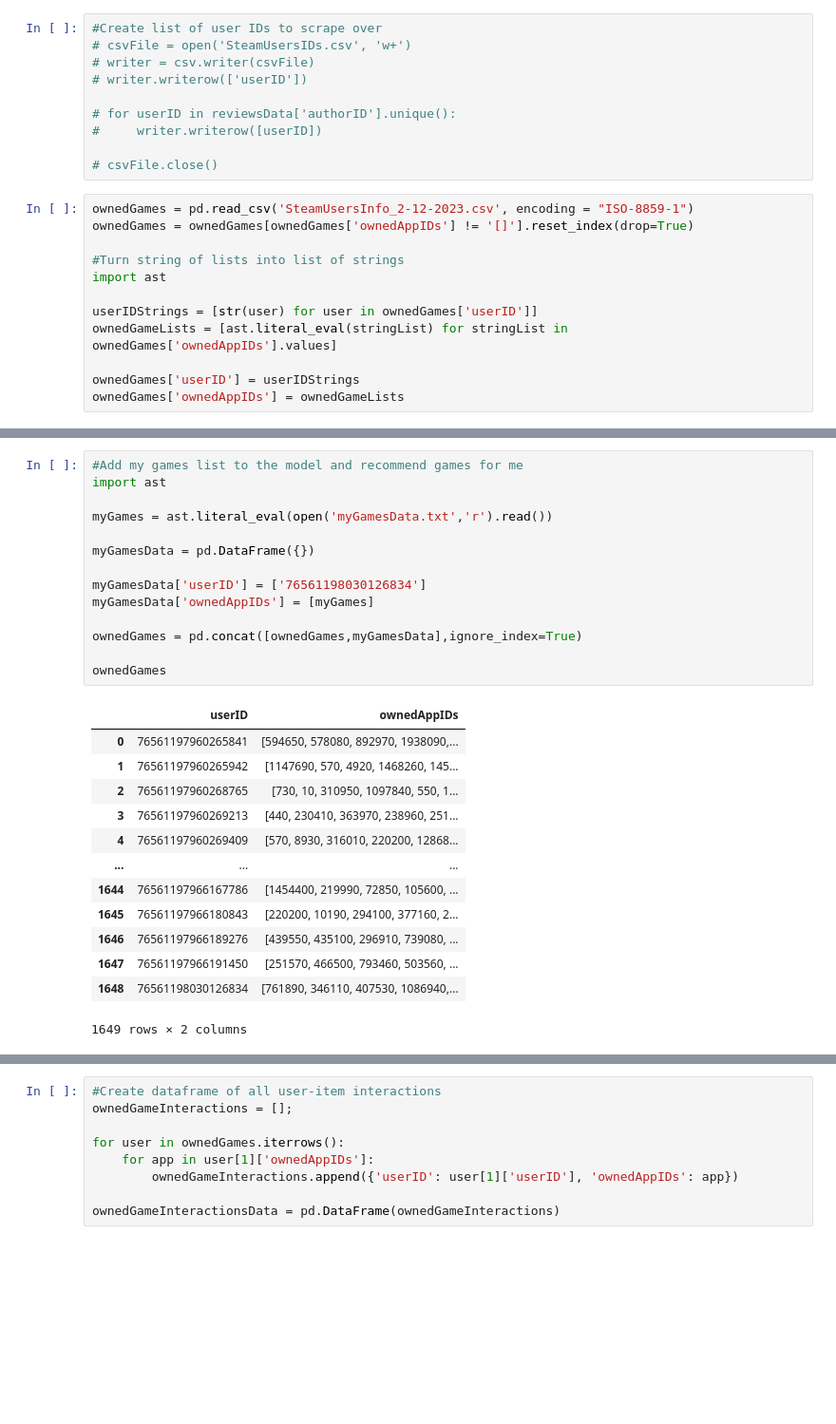
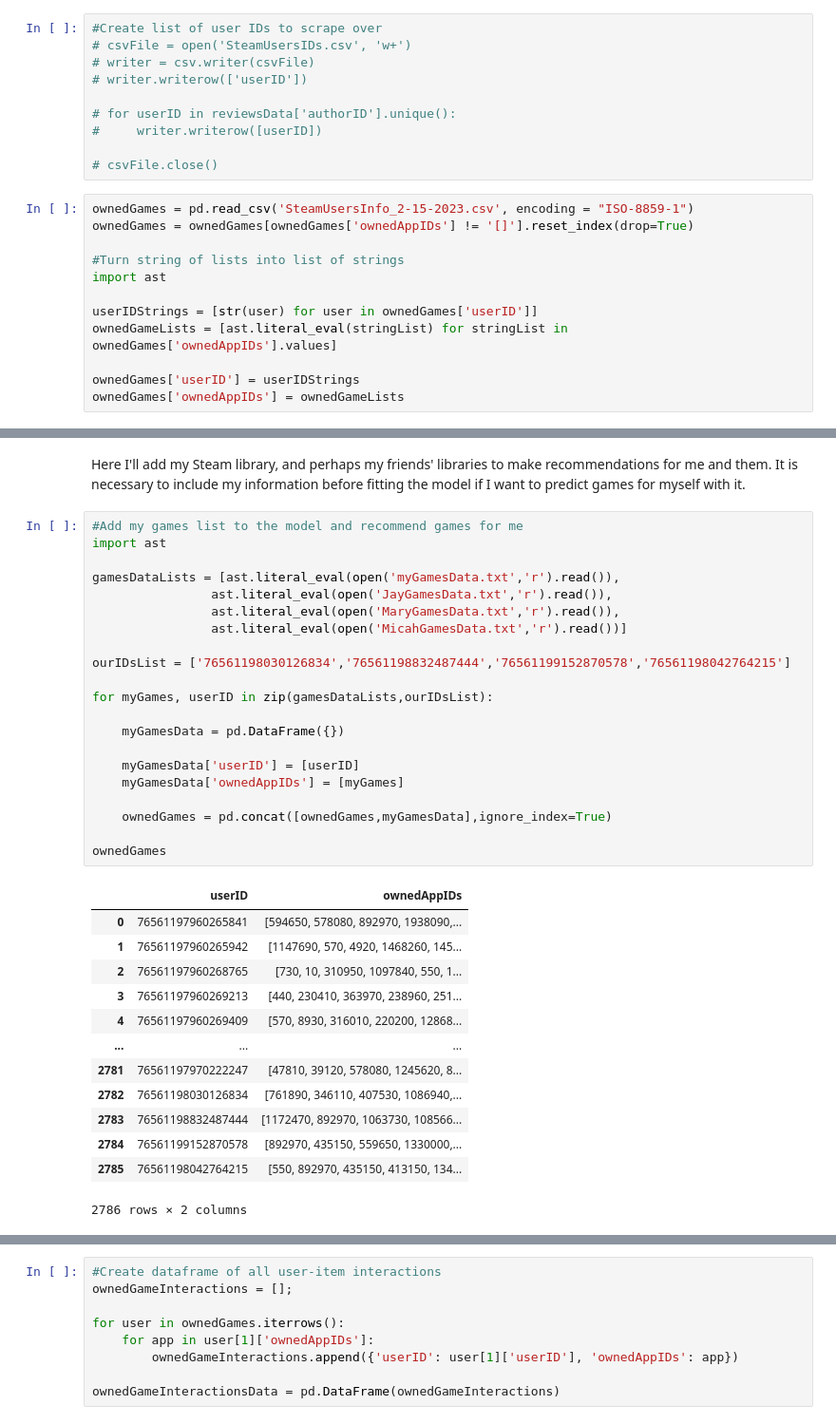
Before and after one commit to isam7/SteamScraping, a Jupyter notebook: Steam Data Analysis.ipynb, the cells around one changed output, grey strips where cells are left out. Shown: that part at 95% size. Cells and saved outputs as stored; diff of their text form; blank space fills up the shorter version.

```diff
--- a/Steam Data Analysis.ipynb
+++ b/Steam Data Analysis.ipynb
@@ -1674,7 +1562,7 @@ Steam is very hesitant to allow heavy scraping of its user profile pages (possib
 
 # csvFile.close()
 # %%
-ownedGames = pd.read_csv('SteamUsersInfo_2-12-2023.csv', encoding = "ISO-8859-1")
+ownedGames = pd.read_csv('SteamUsersInfo_2-15-2023.csv', encoding = "ISO-8859-1")
 ownedGames = ownedGames[ownedGames['ownedAppIDs'] != '[]'].reset_index(drop=True)
 
 #Turn string of lists into list of strings
@@ -1704,28 +1592,37 @@ ownedGames
+# %% [markdown]
+Here I'll add my Steam library, and perhaps my friends' libraries to make recommendations for me and them. It is necessary to include my information before fitting the model if I want to predict games for myself with it.
 # %%
 #Add my games list to the model and recommend games for me
 import ast
 
-myGames = ast.literal_eval(open('myGamesData.txt','r').read())
+gamesDataLists = [ast.literal_eval(open('myGamesData.txt','r').read()),
+                ast.literal_eval(open('JayGamesData.txt','r').read()),
+                ast.literal_eval(open('MaryGamesData.txt','r').read()),
+                ast.literal_eval(open('MicahGamesData.txt','r').read())]
 
-myGamesData = pd.DataFrame({})
+ourIDsList = ['76561198030126834','76561198832487444','76561199152870578','76561198042764215']
 
-myGamesData['userID'] = ['76561198030126834']
-myGamesData['ownedAppIDs'] = [myGames]
+for myGames, userID in zip(gamesDataLists,ourIDsList):
 
-ownedGames = pd.concat([ownedGames,myGamesData],ignore_index=True)
+    myGamesData = pd.DataFrame({})
+
+    myGamesData['userID'] = [userID]
+    myGamesData['ownedAppIDs'] = [myGames]
+
+    ownedGames = pd.concat([ownedGames,myGamesData],ignore_index=True)
 
 ownedGames
 # %% [output]
 |  | userID | ownedAppIDs |
 | 0 | 76561197960265841 | [594650, 578080, 892970, 1938090,... |
 | 1 | 76561197960265942 | [1147690, 570, 4920, 1468260, 145... |
 | 2 | 76561197960268765 | [730, 10, 310950, 1097840, 550, 1... |
 | 3 | 76561197960269213 | [440, 230410, 363970, 238960, 251... |
 | 4 | 76561197960269409 | [570, 8930, 316010, 220200, 12868... |
 | ... | ... | ... |
-| 1644 | 76561197966167786 | [1454400, 219990, 72850, 105600, ... |
-| 1645 | 76561197966180843 | [220200, 10190, 294100, 377160, 2... |
-| 1646 | 76561197966189276 | [439550, 435100, 296910, 739080, ... |
-| 1647 | 76561197966191450 | [251570, 466500, 793460, 503560, ... |
-| 1648 | 76561198030126834 | [761890, 346110, 407530, 1086940,... |
+| 2781 | 76561197970222247 | [47810, 39120, 578080, 1245620, 8... |
+| 2782 | 76561198030126834 | [761890, 346110, 407530, 1086940,... |
+| 2783 | 76561198832487444 | [1172470, 892970, 1063730, 108566... |
+| 2784 | 76561199152870578 | [892970, 435150, 559650, 1330000,... |
+| 2785 | 76561198042764215 | [550, 892970, 435150, 413150, 134... |
-1649 rows × 2 columns
+2786 rows × 2 columns
```
Also changed, not shown: parts of 45 cells of this notebook.
